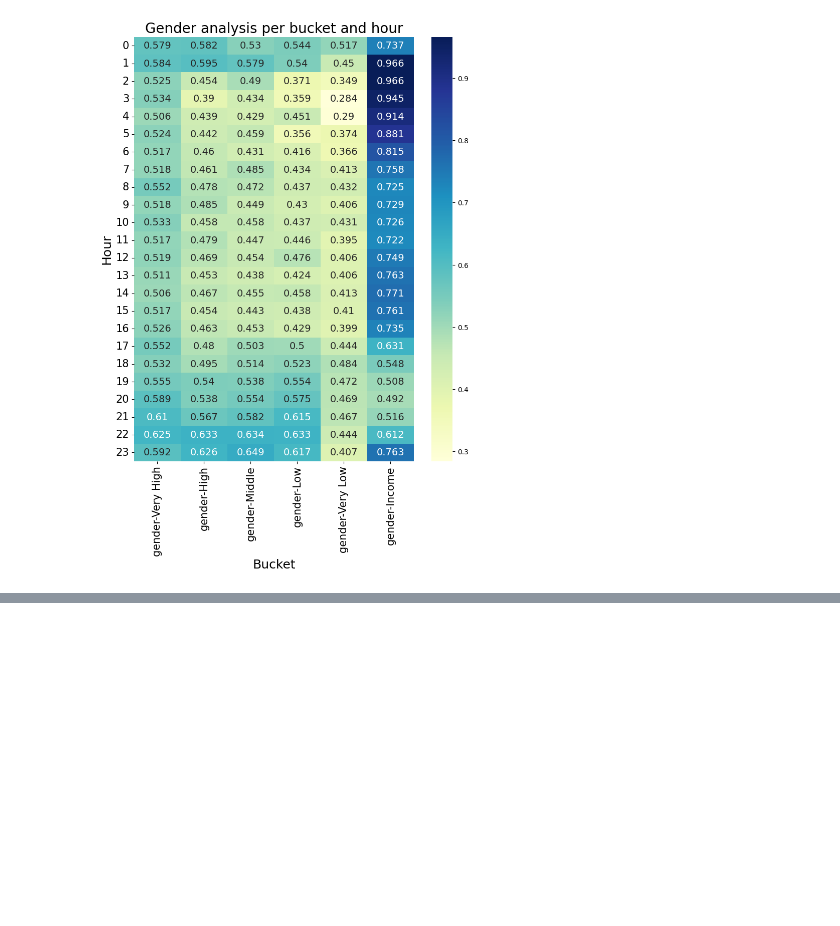
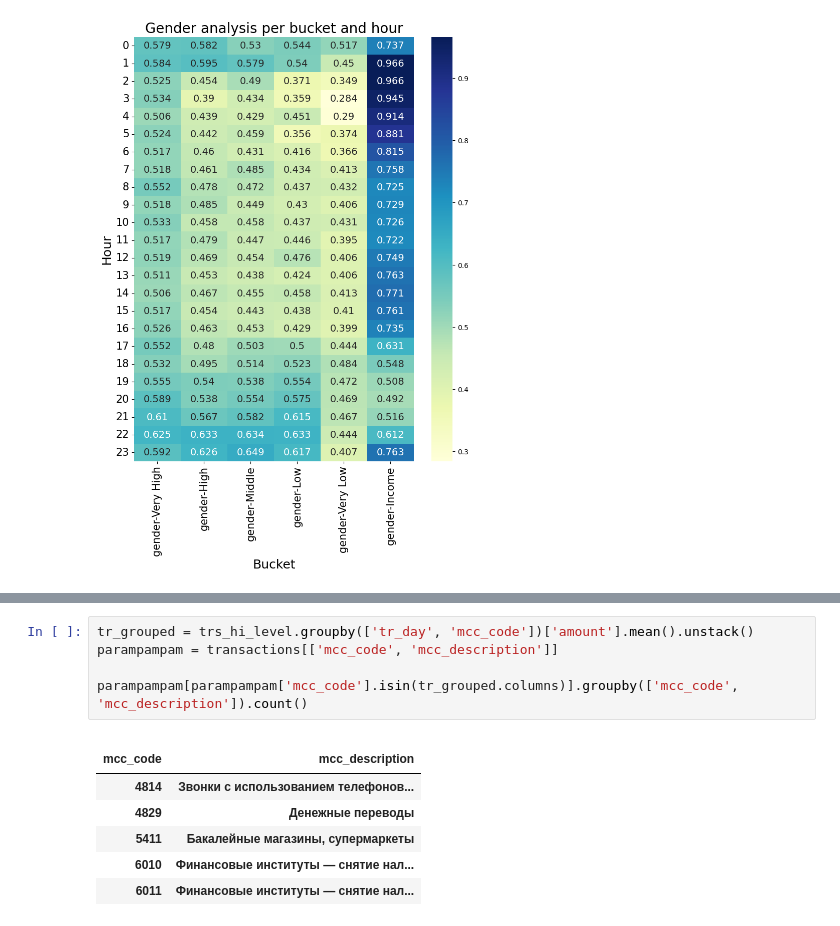
Before and after one commit to jahnito/Python_M2023, a Jupyter notebook: Slicing_Task/slice_task.ipynb, the cells around one changed output, grey strips where cells are left out. Saved outputs shown, nothing was run; the diff lists cells and outputs as text; blank space fills up the shorter version.

```diff
--- a/Slicing_Task/slice_task.ipynb
+++ b/Slicing_Task/slice_task.ipynb
@@ -465,0 +493,13 @@ print()
+# %%
+tr_grouped = trs_hi_level.groupby(['tr_day', 'mcc_code'])['amount'].mean().unstack()
+parampampam = transactions[['mcc_code', 'mcc_description']]
+
+parampampam[parampampam['mcc_code'].isin(tr_grouped.columns)].groupby(['mcc_code', 'mcc_description']).count()
+# %% [output]
+|  |  |
+| mcc_code | mcc_description |
+| 4814 | Звонки с использованием телефонов... |
+| 4829 | Денежные переводы |
+| 5411 | Бакалейные магазины, супермаркеты |
+| 6010 | Финансовые институты — снятие нал... |
+| 6011 | Финансовые институты — снятие нал... |
```
Also changed, not shown: parts of 14 cells of this notebook, 8 other files.
